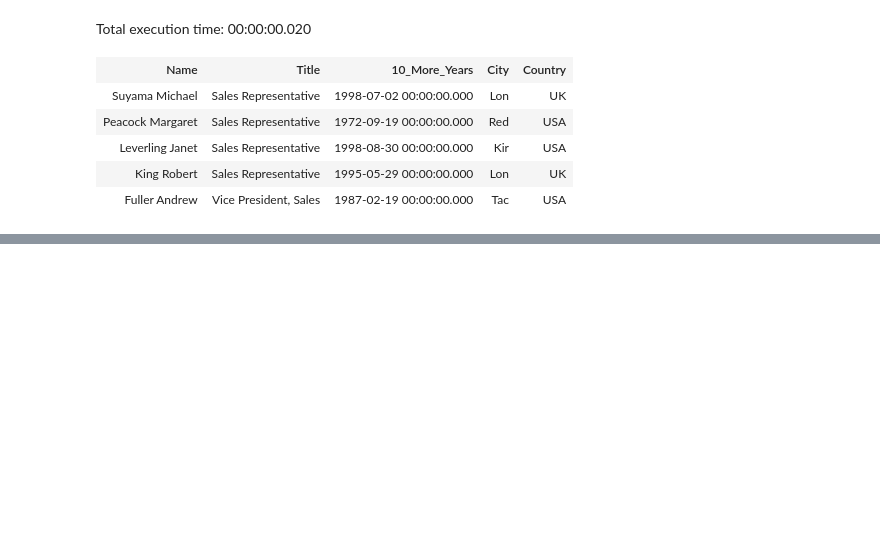
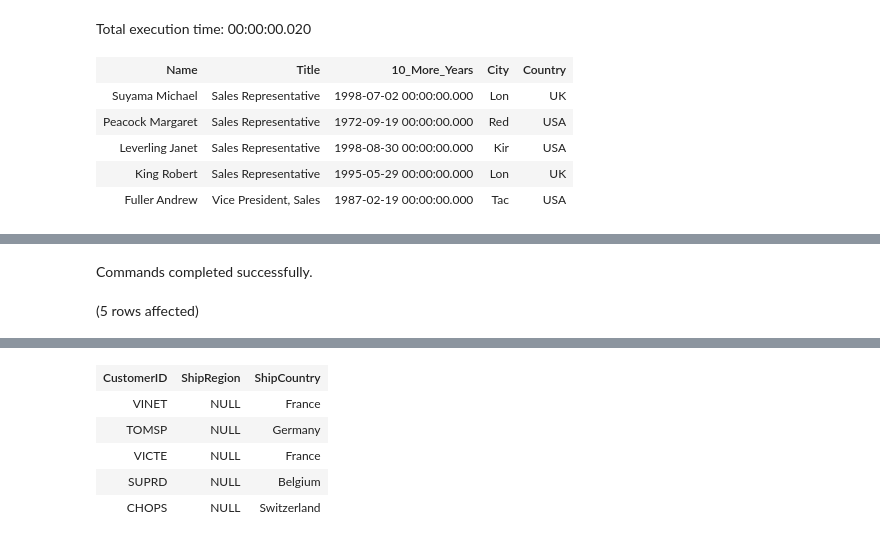
Before and after one commit to KCracks/KBIA_Portfolio, a Jupyter notebook: Kamani_SQL 25 Tips_Notebook.ipynb, the cells around one changed output, grey strips where cells are left out. Drawn from its saved outputs; the diff is of its cells as text; code cells hidden in the pictures; blank space fills up the shorter version.

```diff
--- a/Kamani_SQL 25 Tips_Notebook.ipynb
+++ b/Kamani_SQL 25 Tips_Notebook.ipynb
@@ -894,0 +936,14 @@ The following query uses the DATEADD function to add a specific amount of time t
+# %%
+-- Example 1:
+USE Northwind_2023;
+GO
+
+SELECT top 5 ord.CustomerID
+            ,ord.ShipRegion
+            ,ord.ShipCountry
+FROM dbo.Orders ord
+WHERE ord.ShipRegion IS NULL
+;
+# %% [output]
+Commands completed successfully.
+(5 rows affected)
@@ -894,0 +951,6 @@ The following query uses the DATEADD function to add a specific amount of time t
+| CustomerID | ShipRegion | ShipCountry |
+| VINET | NULL | France |
+| TOMSP | NULL | Germany |
+| VICTE | NULL | France |
+| SUPRD | NULL | Belgium |
+| CHOPS | NULL | Switzerland |
```
Also changed, not shown: parts of 31 cells of this notebook.
